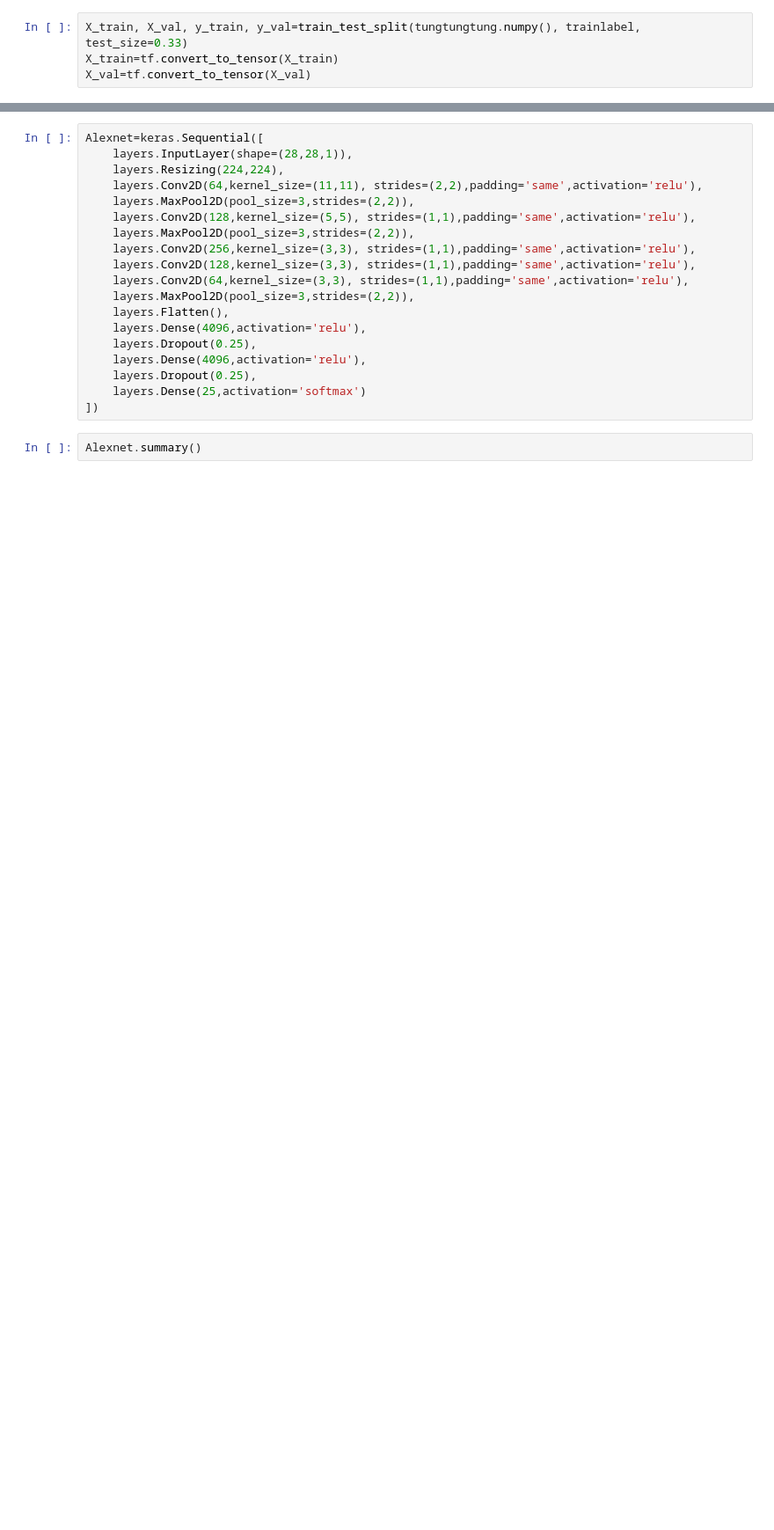
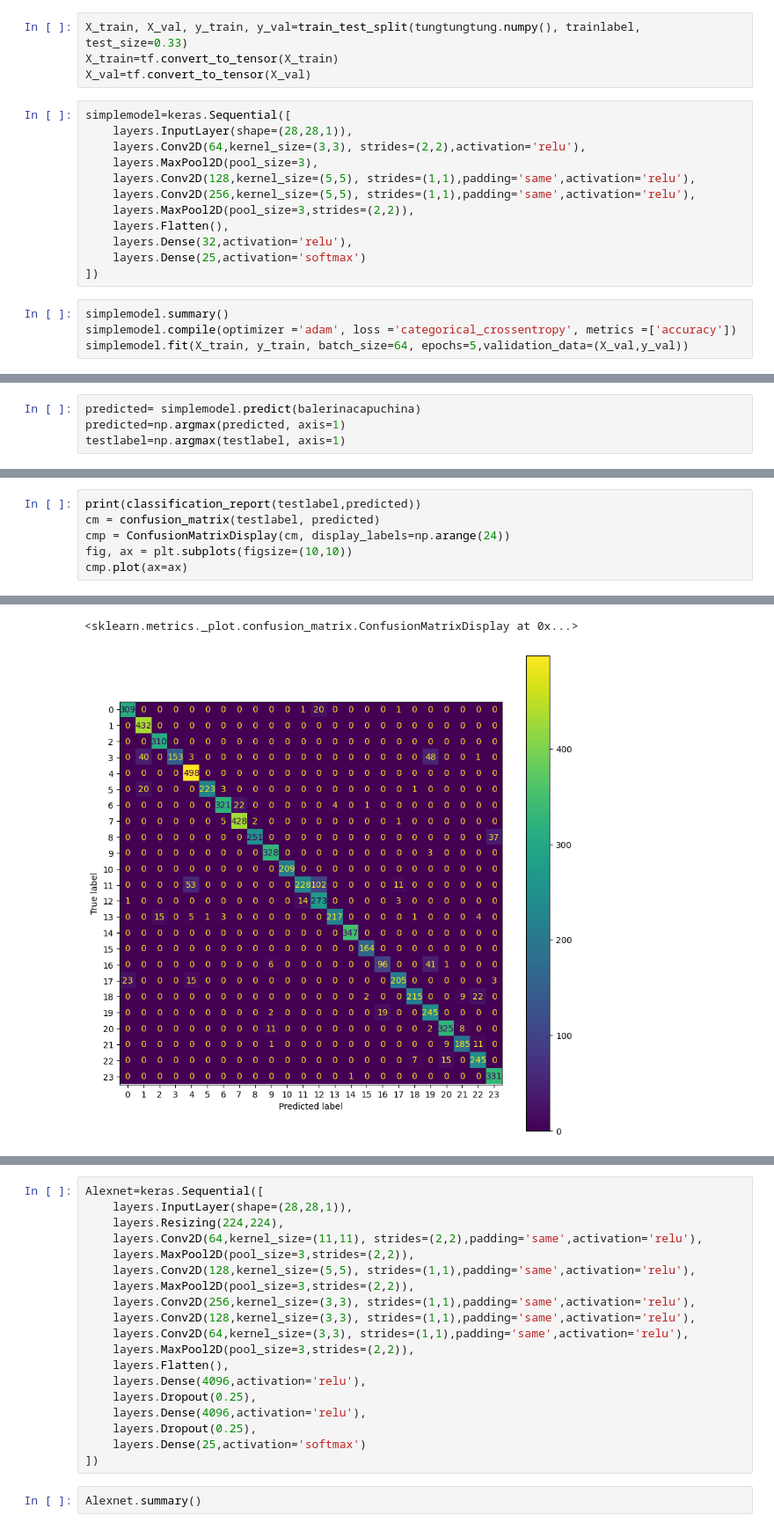
Before and after one commit to NabiChan/MNIST-Hand-signs-language, a Jupyter notebook: Sign Language.ipynb, the cells around one changed output, grey strips where cells are left out. Shown at 88% size. Cells and saved outputs as stored; diff of their text form; blank space fills up the shorter version.

```diff
--- a/Sign Language.ipynb
+++ b/Sign Language.ipynb
@@ -83,3 +84,19 @@ array([[[[0.58431373],
 X_train, X_val, y_train, y_val=train_test_split(tungtungtung.numpy(), trainlabel, test_size=0.33)
 X_train=tf.convert_to_tensor(X_train)
 X_val=tf.convert_to_tensor(X_val)
+# %%
+simplemodel=keras.Sequential([
+    layers.InputLayer(shape=(28,28,1)),
+    layers.Conv2D(64,kernel_size=(3,3), strides=(2,2),activation='relu'),
+    layers.MaxPool2D(pool_size=3),
+    layers.Conv2D(128,kernel_size=(5,5), strides=(1,1),padding='same',activation='relu'),
+    layers.Conv2D(256,kernel_size=(5,5), strides=(1,1),padding='same',activation='relu'),
+    layers.MaxPool2D(pool_size=3,strides=(2,2)),
+    layers.Flatten(),
+    layers.Dense(32,activation='relu'),
+    layers.Dense(25,activation='softmax')
+])
+# %%
+simplemodel.summary()
+simplemodel.compile(optimizer ='adam', loss ='categorical_crossentropy', metrics =['accuracy'])
+simplemodel.fit(X_train, y_train, batch_size=64, epochs=5,validation_data=(X_val,y_val))
@@ -85,0 +138,4 @@ X_val=tf.convert_to_tensor(X_val)
+# %%
+predicted= simplemodel.predict(balerinacapuchina)
+predicted=np.argmax(predicted, axis=1)
+testlabel=np.argmax(testlabel, axis=1)
@@ -85,0 +144,7 @@ X_val=tf.convert_to_tensor(X_val)
+# %%
+print(classification_report(testlabel,predicted))
+cm = confusion_matrix(testlabel, predicted)
+cmp = ConfusionMatrixDisplay(cm, display_labels=np.arange(24))
+fig, ax = plt.subplots(figsize=(10,10))
+cmp.plot(ax=ax)
+# %% [output]
@@ -85,0 +168,2 @@ X_val=tf.convert_to_tensor(X_val)
+<sklearn.metrics._plot.confusion_matrix.ConfusionMatrixDisplay at 0x...>
+[figure, added]
```
Also changed, not shown: parts of 11 cells of this notebook.
